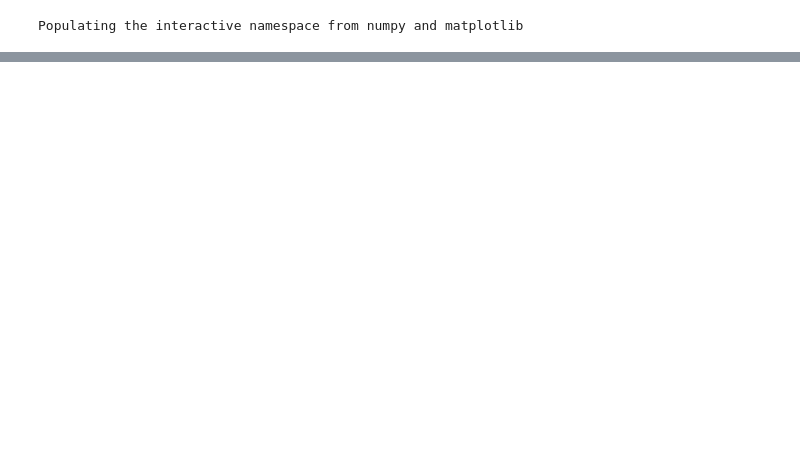
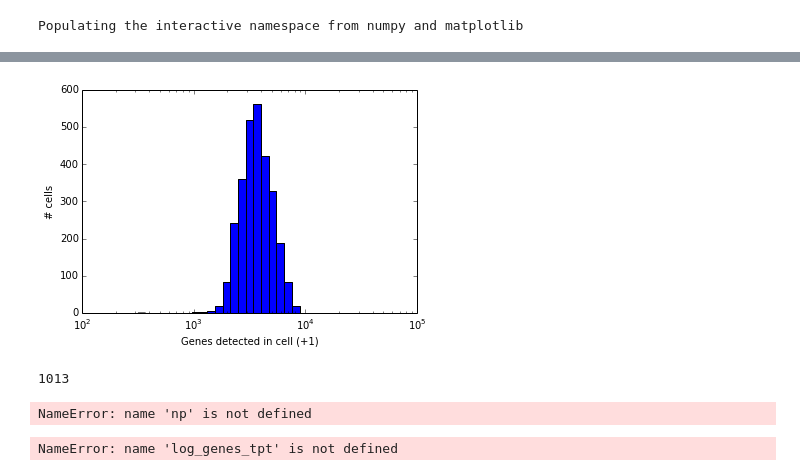
Before and after one commit to indrops/indrops, a Jupyter notebook: notebooks/Untitled0.ipynb, the cells around one changed output, grey strips where cells are left out. Saved outputs shown, nothing was run; the diff lists cells and outputs as text; code cells hidden in the pictures; blank space fills up the shorter version.

```diff
--- a/notebooks/Untitled0.ipynb
+++ b/notebooks/Untitled0.ipynb
@@ -39,0 +54,17 @@ ax.scatter(means, var/means)
+# %%
+ax = plt.subplot(111, xscale='log', xlabel='Genes detected in cell (+1)', ylabel='# cells')
+ax.hist((cell_counts>0).sum()+1, bins=np.logspace(2.5, 4.5, 30));
+# %% [output]
+[figure, added]
+# %%
+min(det_genes)
+# %% [output]
+1013
+# %%
+log_genes_tpt = np.log2(genes_tpt)
+# %% [output]
+NameError: name 'np' is not defined
+# %%
+log_g_corr = log_genes_tpt[:100].corr()
+# %% [output]
+NameError: name 'log_genes_tpt' is not defined
```
Also changed, not shown: parts of 22 cells of this notebook, 6 other files.
